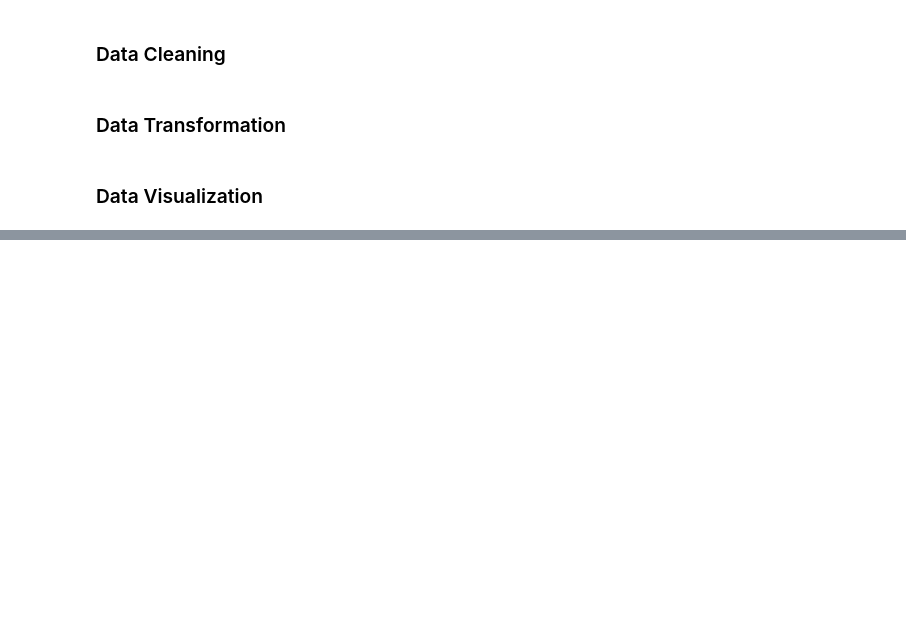
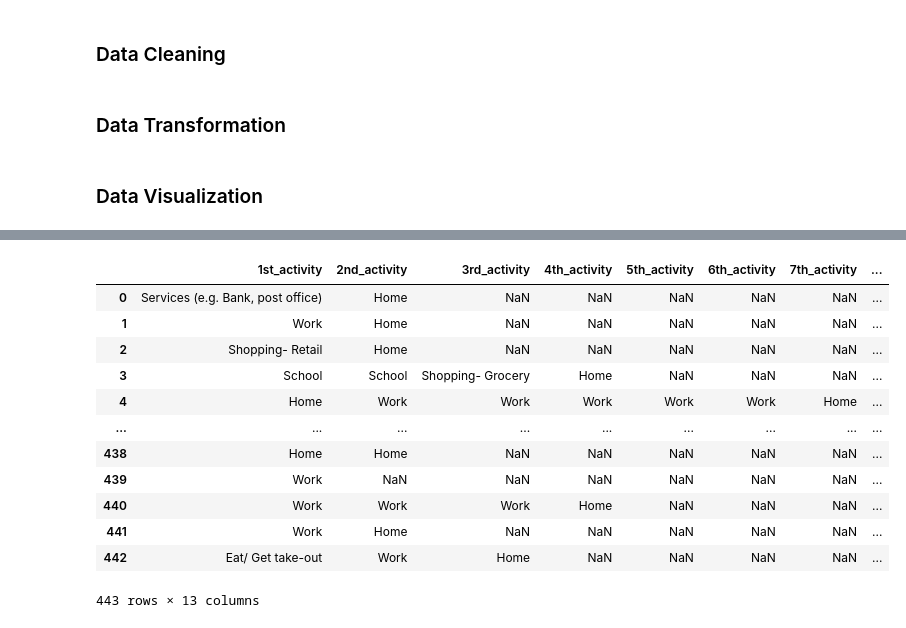
Before and after one commit to almt0/almt0.github.io, a Jupyter notebook: background_traffic/demo.ipynb, the cells around one changed output, grey strips where cells are left out. Cells and saved outputs as stored; diff of their text form; code cells hidden in the pictures; blank space fills up the shorter version.

```diff
--- a/background_traffic/demo.ipynb
+++ b/background_traffic/demo.ipynb
@@ -32,11 +59,13 @@ print(list(df.columns))
 # %%
 # Replace '24:00:00' with '23:59:59'
 df['1st_Trip_Start_Time'] = df['1st_Trip_Start_Time'].str.strip().replace('24:00:00', '23:59:59')
+df['1st_Trip_End_Time'] = df['1st_Trip_End_Time'].str.strip().replace('24:00:00', '23:59:59')
 # %% [markdown]
 ### Data Transformation
 # %%
 # Convert '1st_Trip_Start_Time' to datetime format
 df['1st_Trip_Start_Time'] = pd.to_datetime(df['1st_Trip_Start_Time'], format='%H:%M:%S')
+df['1st_Trip_End_Time'] = pd.to_datetime(df['1st_Trip_End_Time'], format='%H:%M:%S')
 # %% [markdown]
 ### Data Visualization
 # %%
@@ -86,0 +138,19 @@ fig.show()
+# %%
+# Select the activity columns
+activity_cols = [col for col in df.columns if 'activity' in col]
+
+df[activity_cols]
+# %% [output]
+|  | 1st_activity | 2nd_activity | 3rd_activity | 4th_activity | 5th_activity | 6th_activity | 7th_activity | ... |
+| 0 | Services (e.g. Bank, post office) | Home | NaN | NaN | NaN | NaN | NaN | ... |
+| 1 | Work | Home | NaN | NaN | NaN | NaN | NaN | ... |
+| 2 | Shopping- Retail | Home | NaN | NaN | NaN | NaN | NaN | ... |
+| 3 | School | School | Shopping- Grocery | Home | NaN | NaN | NaN | ... |
+| 4 | Home | Work | Work | Work | Work | Work | Home | ... |
+| ... | ... | ... | ... | ... | ... | ... | ... | ... |
+| 438 | Home | Home | NaN | NaN | NaN | NaN | NaN | ... |
+| 439 | Work | NaN | NaN | NaN | NaN | NaN | NaN | ... |
+| 440 | Work | Work | Work | Home | NaN | NaN | NaN | ... |
+| 441 | Work | Home | NaN | NaN | NaN | NaN | NaN | ... |
+| 442 | Eat/ Get take-out | Work | Home | NaN | NaN | NaN | NaN | ... |
+443 rows × 13 columns
```
Also changed, not shown: parts of 10 cells of this notebook, 1 other file.
